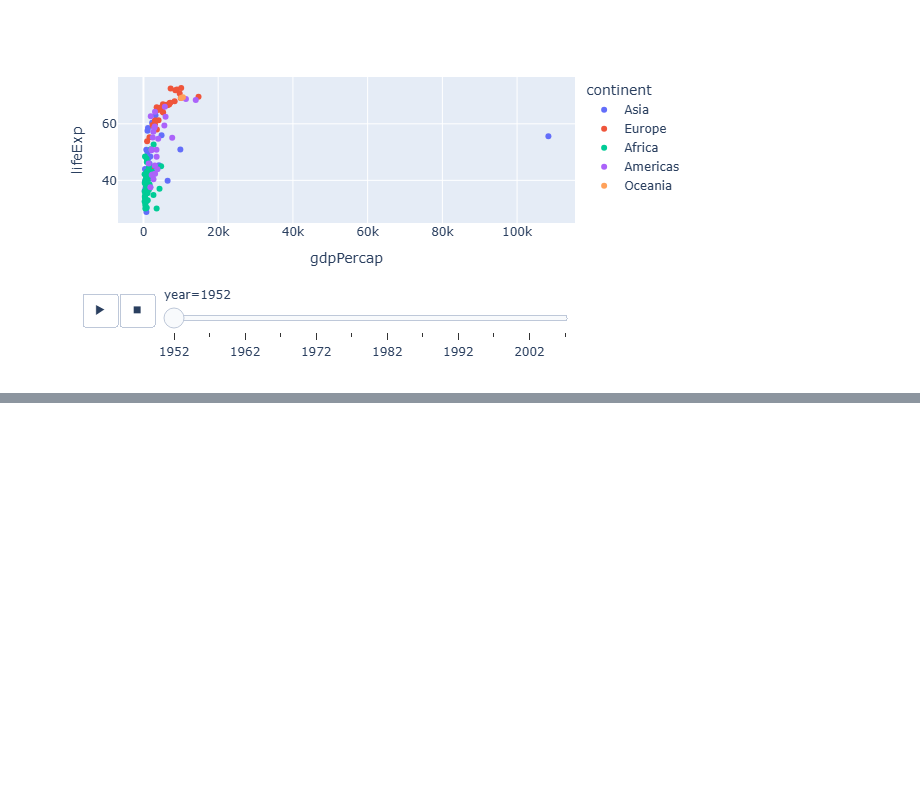
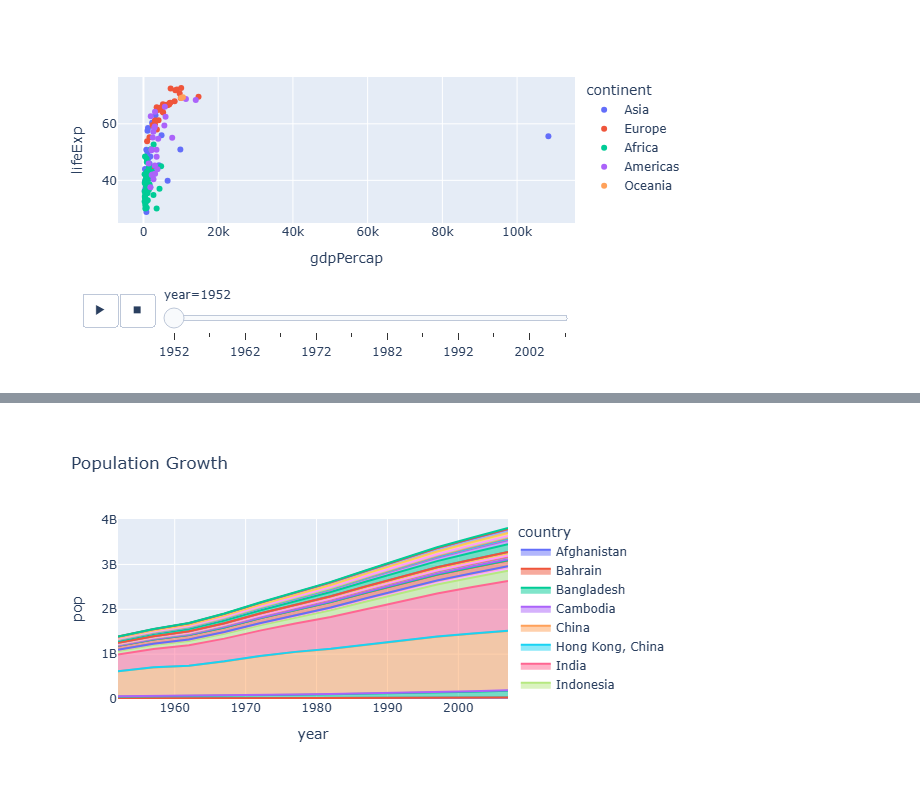
Before and after one commit to watermelon588/Data-Science, a Jupyter notebook: Plotly/plotly.ipynb, the cells around one changed output, grey strips where cells are left out. Drawn from its saved outputs; the diff is of its cells as text; code cells hidden in the pictures; blank space fills up the shorter version.

```diff
--- a/Plotly/plotly.ipynb
+++ b/Plotly/plotly.ipynb
@@ -153,0 +159,12 @@ fig.show()
+# %%
+fig = px.area(
+    df[df["continent"] == "Asia"],
+    x="year",
+    y="pop",
+    color="country",
+    title="Population Growth"
+)
+
+fig.show()
+# %% [output]
+[figure, added]
```
Also changed, not shown: parts of 7 cells of this notebook.
